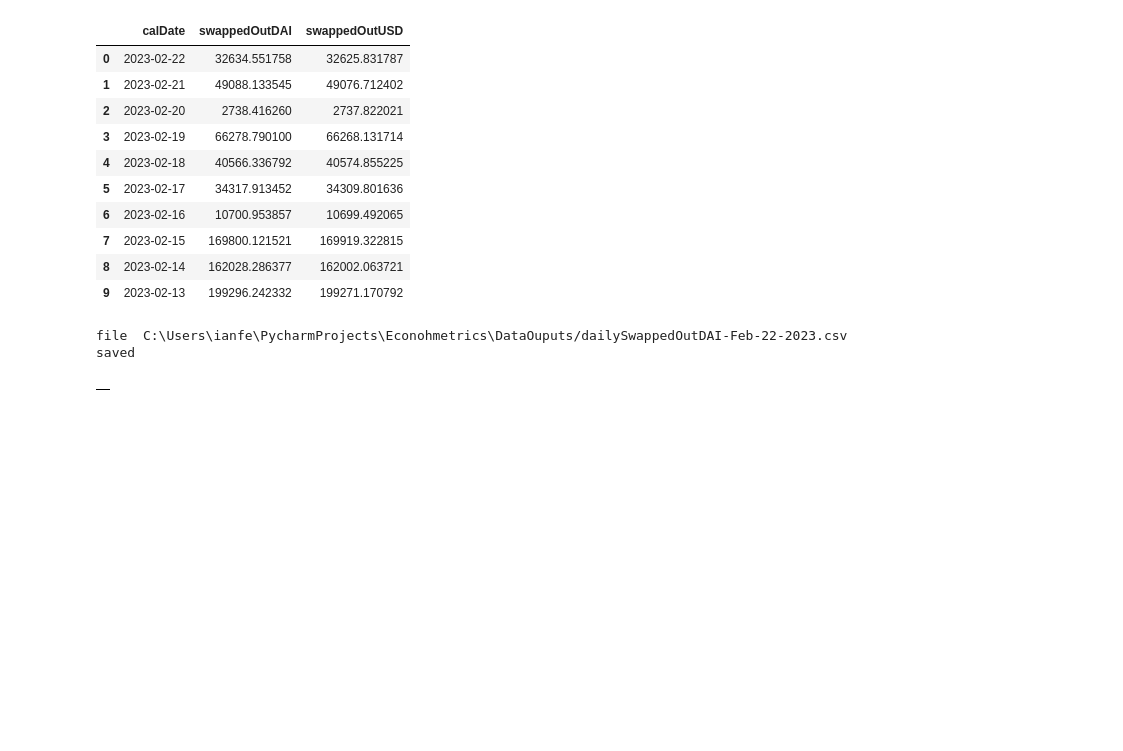
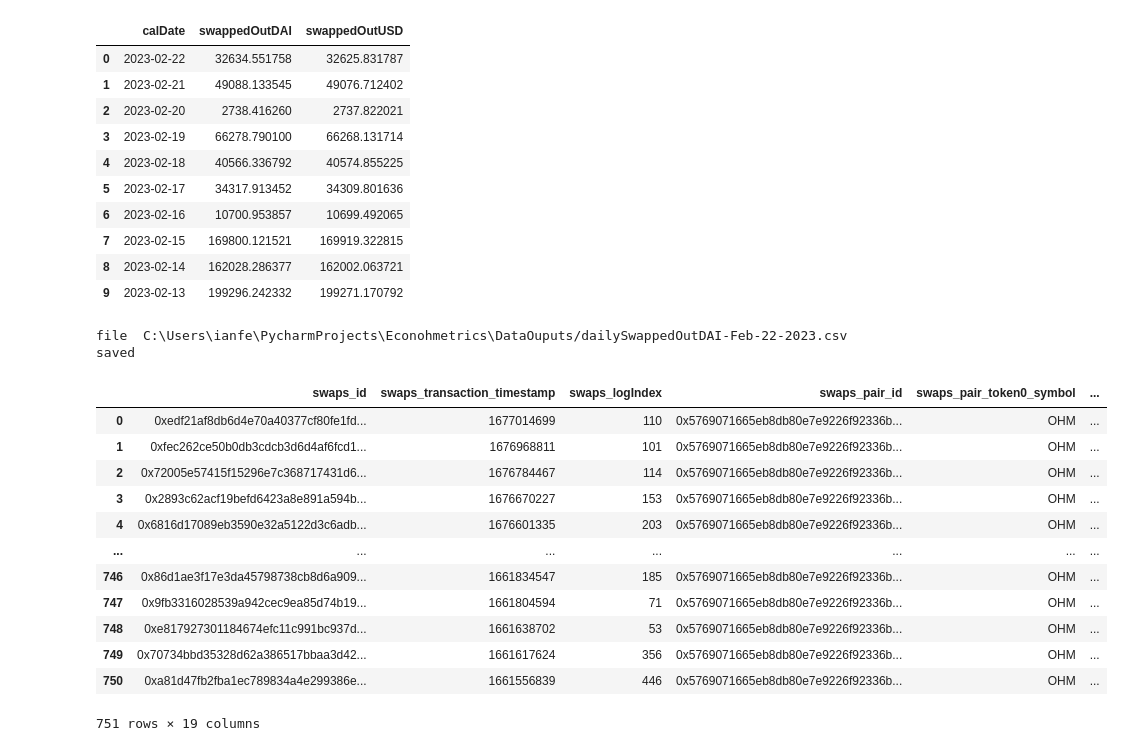
Before and after one commit to EdgeCaser/EconohmetricsOld, a Jupyter notebook: liquidityPoolEvents.ipynb, the cells around one changed output. Saved outputs shown, nothing was run; the diff lists cells and outputs as text; code cells hidden in the pictures; blank space fills up the shorter version.

```diff
--- a/liquidityPoolEvents.ipynb
+++ b/liquidityPoolEvents.ipynb
@@ -122,23 +125,59 @@ dailySwappedDAI.to_csv(balancerPath, index = False)
 print('file ',balancerPath, 'saved')#and save the chart file, too
 # %% [output]
 file  C:\Users\ianfe\PycharmProjects\Econohmetrics\DataOuputs/dailySwappedOutDAI-Feb-22-2023.csv saved
-# %%
-fraxEvents= frax.Query.swaps(
-     orderBy='timestamp'
-    ,orderDirection='desc'
-    ,first=1000
-    #,where = [frax.Query.swaps.pair.token0.id == '0x64aa3364f17a4d01c6f1751fd97c2bd3d7e7f1d5']
-    ,where = [frax.Query.swaps.pair.token1.id == '0x64aa3364f17a4d01c6f1751fd97c2bd3d7e7f1d5']
-    #,where={ 'pair': '0x66bf36dba79d4606039f04b32946a260bcd3ff52' }
-    #,where = {'positions.pairid':'0x66bf36dba79d4606039f04b32946a260bcd3ff52'}
-#{'users_positions_pair_id':'0x66bf36dba79d4606039f04b32946a260bcd3ff52'}
-
-)
-fraxSwapEvents= sg.query_df([
-    fraxEvents.id
-    ,fraxEvents.pair
-    ]
-)
-fraxSwapEvents.head(10)
-# %% [output]
-|  |
+# %%
+fraxEvents= frax.Query.swaps(
+     orderBy='timestamp'
+    ,orderDirection='desc'
+    ,first=1000
+    ,where={ 'pair': '0x5769071665eb8db80e7e9226f92336bb2897dcfa' }
+   # ,where = [frax.Query.swaps.pair.id == '0x5769071665eb8db80e7e9226f92336bb2897dcfa']
+
+#{'users_positions_pair_id':'0x66bf36dba79d4606039f04b32946a260bcd3ff52'}
+
+)
+fraxSwapEvents= sg.query_df([
+    fraxEvents.id
+    ,fraxEvents.transaction.timestamp
+    ,fraxEvents.logIndex
+    ,fraxEvents.pair.id
+    ,fraxEvents.pair.token0.symbol
+    ,fraxEvents.pair.token0.decimals
+    ,fraxEvents.pair.token1.symbol
+    ,fraxEvents.pair.token0.decimals
+    ,fraxEvents.pair.token1.decimals
+    ,fraxEvents.amount0In
+    ,fraxEvents.amount1In
+    ,fraxEvents.amount0Out
+    ,fraxEvents.amount1Out
+    ,fraxEvents.pair.token1.symbol
+    ,fraxEvents.amountUSD
+    ]
+)
+
+fraxSwapEvents['dateTime']=(pd.to_datetime(fraxSwapEvents['swaps_transaction_timestamp'],unit='s'))
+fraxSwapEvents['calDate'] = balancerEventsList['dateTime'].dt.normalize()
+
+fraxSwapEvents['amount1InReadable'] =  fraxSwapEvents['swaps_amount1In']/(10**(fraxSwapEvents['swaps_pair_token0_decimals'])).astype('float')
+
+fraxSwapEvents['amount1OutReadable'] = fraxSwapEvents['swaps_amount1Out']/(10**(fraxSwapEvents['swaps_pair_token0_decimals'])).astype('float')
+
+fraxSwapEvents['amount0InReadable'] = fraxSwapEvents['swaps_amount1In']/(10**(fraxSwapEvents['swaps_pair_token0_decimals'])).astype('float')
+
+fraxSwapEvents['amount0OutReadable'] = fraxSwapEvents['swaps_amount1Out']/(10**(fraxSwapEvents['swaps_pair_token0_decimals'])).astype('float')
+
+fraxSwapEvents.head(1000)
+# %% [output]
+|  | swaps_id | swaps_transaction_timestamp | swaps_logIndex | swaps_pair_id | swaps_pair_token0_symbol | ... |
+| 0 | 0xedf21af8db6d4e70a40377cf80fe1fd... | 1677014699 | 110 | 0x5769071665eb8db80e7e9226f92336b... | OHM | ... |
+| 1 | 0xfec262ce50b0db3cdcb3d6d4af6fcd1... | 1676968811 | 101 | 0x5769071665eb8db80e7e9226f92336b... | OHM | ... |
+| 2 | 0x72005e57415f15296e7c368717431d6... | 1676784467 | 114 | 0x5769071665eb8db80e7e9226f92336b... | OHM | ... |
+| 3 | 0x2893c62acf19befd6423a8e891a594b... | 1676670227 | 153 | 0x5769071665eb8db80e7e9226f92336b... | OHM | ... |
+| 4 | 0x6816d17089eb3590e32a5122d3c6adb... | 1676601335 | 203 | 0x5769071665eb8db80e7e9226f92336b... | OHM | ... |
+| ... | ... | ... | ... | ... | ... | ... |
+| 746 | 0x86d1ae3f17e3da45798738cb8d6a909... | 1661834547 | 185 | 0x5769071665eb8db80e7e9226f92336b... | OHM | ... |
+| 747 | 0x9fb3316028539a942cec9ea85d74b19... | 1661804594 | 71 | 0x5769071665eb8db80e7e9226f92336b... | OHM | ... |
+| 748 | 0xe817927301184674efc11c991bc937d... | 1661638702 | 53 | 0x5769071665eb8db80e7e9226f92336b... | OHM | ... |
+| 749 | 0x70734bbd35328d62a386517bbaa3d42... | 1661617624 | 356 | 0x5769071665eb8db80e7e9226f92336b... | OHM | ... |
+| 750 | 0xa81d47fb2fba1ec789834a4e299386e... | 1661556839 | 446 | 0x5769071665eb8db80e7e9226f92336b... | OHM | ... |
+751 rows × 19 columns
```
Also changed, not shown: parts of 8 cells of this notebook, 4 other files.
